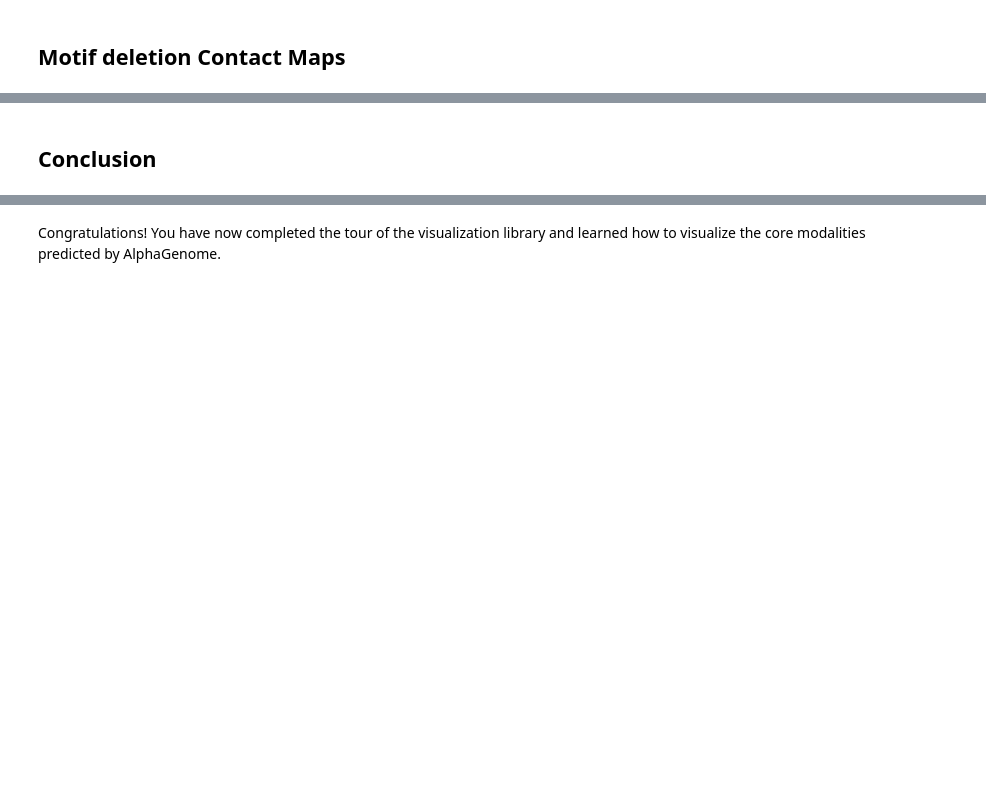
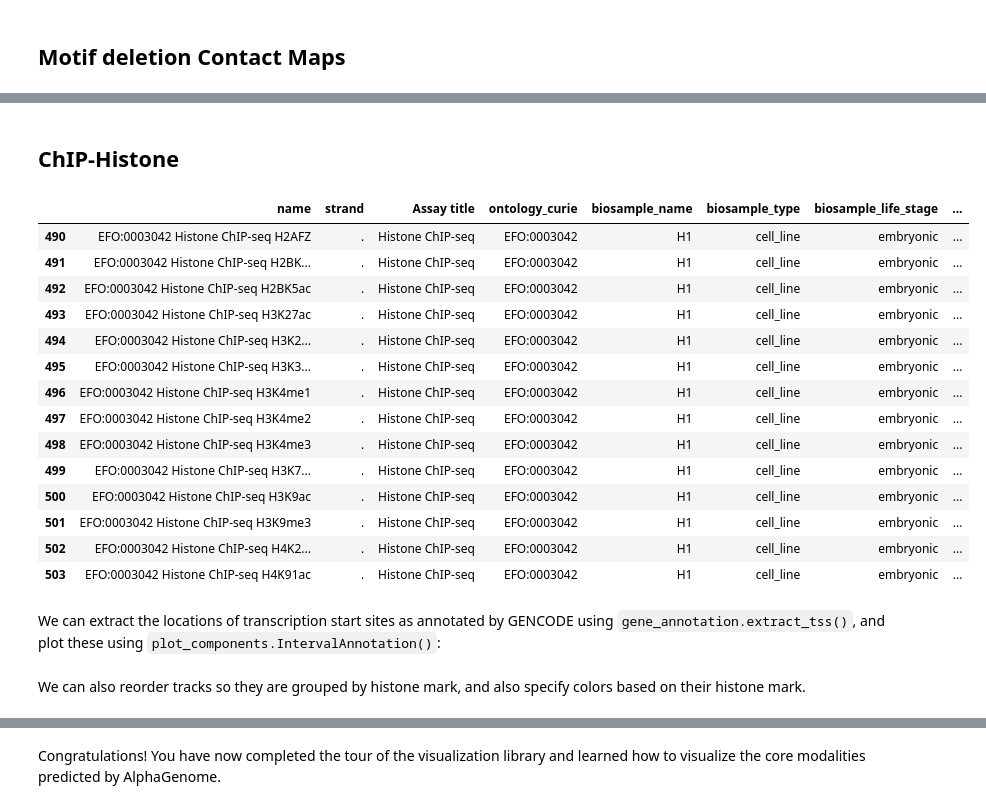
Before and after one commit to langxiuyuan/Gene520-Fall-2025, a Jupyter notebook: colabs/visualization_modality_tour.ipynb, the cells around one changed output, grey strips where cells are left out. Drawn from its saved outputs; the diff is of its cells as text; code cells hidden in the pictures; blank space fills up the shorter version.

```diff
--- a/colabs/visualization_modality_tour.ipynb
+++ b/colabs/visualization_modality_tour.ipynb
@@ -1011,2 +1011,22 @@ plt.show()
-# %% [markdown]
-## Conclusion
+# %% [markdown]
+## ChIP-Histone
+# %%
+output_metadata.chip_histone[
+    output_metadata.chip_histone['biosample_name'].str.contains('H1')
+]
+# %% [output]
+|  | name | strand | Assay title | ontology_curie | biosample_name | biosample_type | biosample_life_stage | ... |
+| 490 | EFO:0003042 Histone ChIP-seq H2AFZ | . | Histone ChIP-seq | EFO:0003042 | H1 | cell_line | embryonic | ... |
+| 491 | EFO:0003042 Histone ChIP-seq H2BK... | . | Histone ChIP-seq | EFO:0003042 | H1 | cell_line | embryonic | ... |
+| 492 | EFO:0003042 Histone ChIP-seq H2BK5ac | . | Histone ChIP-seq | EFO:0003042 | H1 | cell_line | embryonic | ... |
+| 493 | EFO:0003042 Histone ChIP-seq H3K27ac | . | Histone ChIP-seq | EFO:0003042 | H1 | cell_line | embryonic | ... |
+| 494 | EFO:0003042 Histone ChIP-seq H3K2... | . | Histone ChIP-seq | EFO:0003042 | H1 | cell_line | embryonic | ... |
+| 495 | EFO:0003042 Histone ChIP-seq H3K3... | . | Histone ChIP-seq | EFO:0003042 | H1 | cell_line | embryonic | ... |
+| 496 | EFO:0003042 Histone ChIP-seq H3K4me1 | . | Histone ChIP-seq | EFO:0003042 | H1 | cell_line | embryonic | ... |
+| 497 | EFO:0003042 Histone ChIP-seq H3K4me2 | . | Histone ChIP-seq | EFO:0003042 | H1 | cell_line | embryonic | ... |
+| 498 | EFO:0003042 Histone ChIP-seq H3K4me3 | . | Histone ChIP-seq | EFO:0003042 | H1 | cell_line | embryonic | ... |
+| 499 | EFO:0003042 Histone ChIP-seq H3K7... | . | Histone ChIP-seq | EFO:0003042 | H1 | cell_line | embryonic | ... |
+| 500 | EFO:0003042 Histone ChIP-seq H3K9ac | . | Histone ChIP-seq | EFO:0003042 | H1 | cell_line | embryonic | ... |
+| 501 | EFO:0003042 Histone ChIP-seq H3K9me3 | . | Histone ChIP-seq | EFO:0003042 | H1 | cell_line | embryonic | ... |
+| 502 | EFO:0003042 Histone ChIP-seq H4K2... | . | Histone ChIP-seq | EFO:0003042 | H1 | cell_line | embryonic | ... |
+| 503 | EFO:0003042 Histone ChIP-seq H4K91ac | . | Histone ChIP-seq | EFO:0003042 | H1 | cell_line | embryonic | ... |
@@ -1012,0 +1045,4 @@ plt.show()
+# %% [markdown]
+We can extract the locations of transcription start sites as annotated by
+GENCODE using `gene_annotation.extract_tss()`, and plot these using
+`plot_components.IntervalAnnotation()`:
@@ -1012,0 +1061,3 @@ plt.show()
+# %% [markdown]
+We can also reorder tracks so they are grouped by histone mark, and also specify
+colors based on their histone mark.
```
Also changed, not shown: parts of 7 cells of this notebook.
